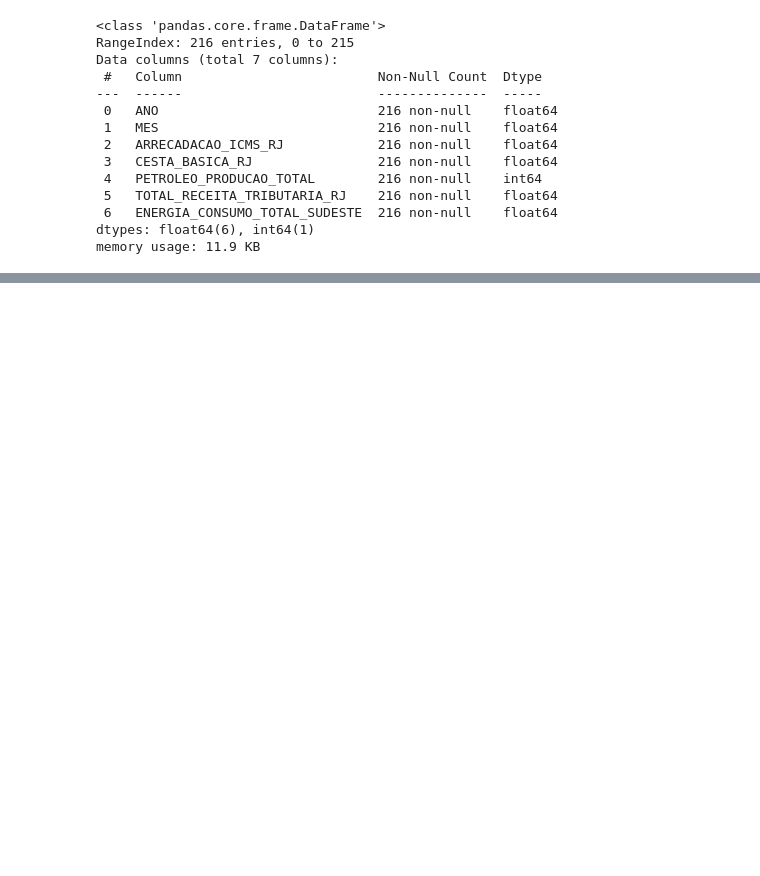
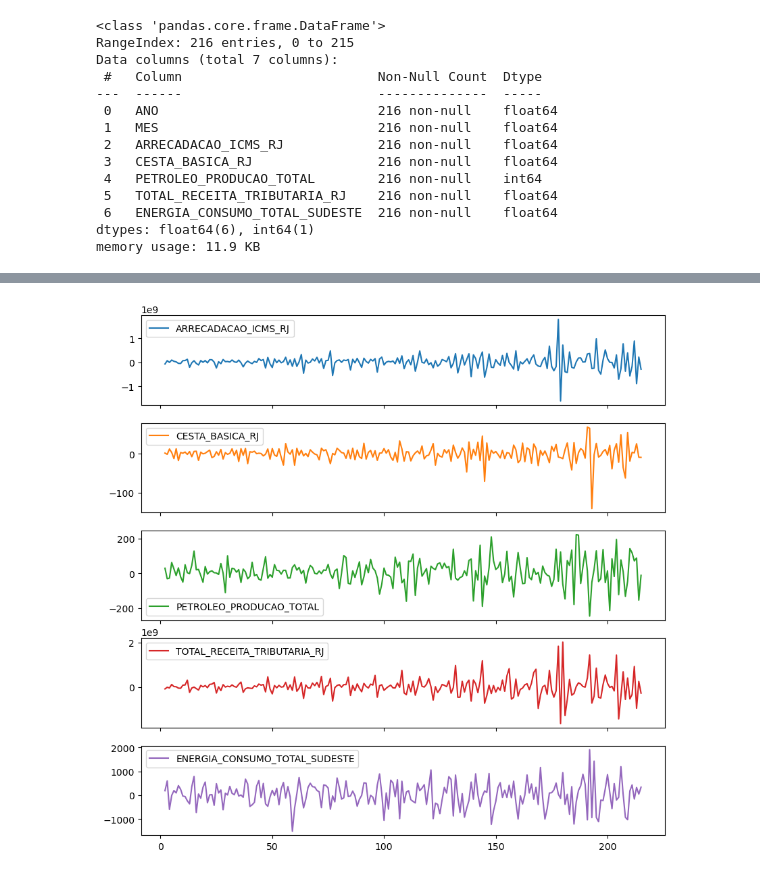
Before and after one commit to JPVercosa/icms-prediction, a Jupyter notebook: notebooks/preprocessing.ipynb, the cells around one changed output, grey strips where cells are left out. Saved outputs shown, nothing was run; the diff lists cells and outputs as text; code cells hidden in the pictures; blank space fills up the shorter version.

```diff
--- a/notebooks/preprocessing.ipynb
+++ b/notebooks/preprocessing.ipynb
@@ -99,0 +123,10 @@ memory usage: 11.9 KB
+# %%
+no_trend = trend.copy()
+for columns in trend.columns[2:]:
+    no_trend[columns] = trend[columns].diff(1)
+no_trend["CESTA_BASICA_RJ"] = no_trend["CESTA_BASICA_RJ"].diff(1)
+no_trend = no_trend.dropna()
+# %%
+plot = no_trend[no_trend.columns[2:]].plot(figsize=(10, 10), subplots=True)
+# %% [output]
+[figure, added]
```
Also changed, not shown: parts of 12 cells of this notebook.
